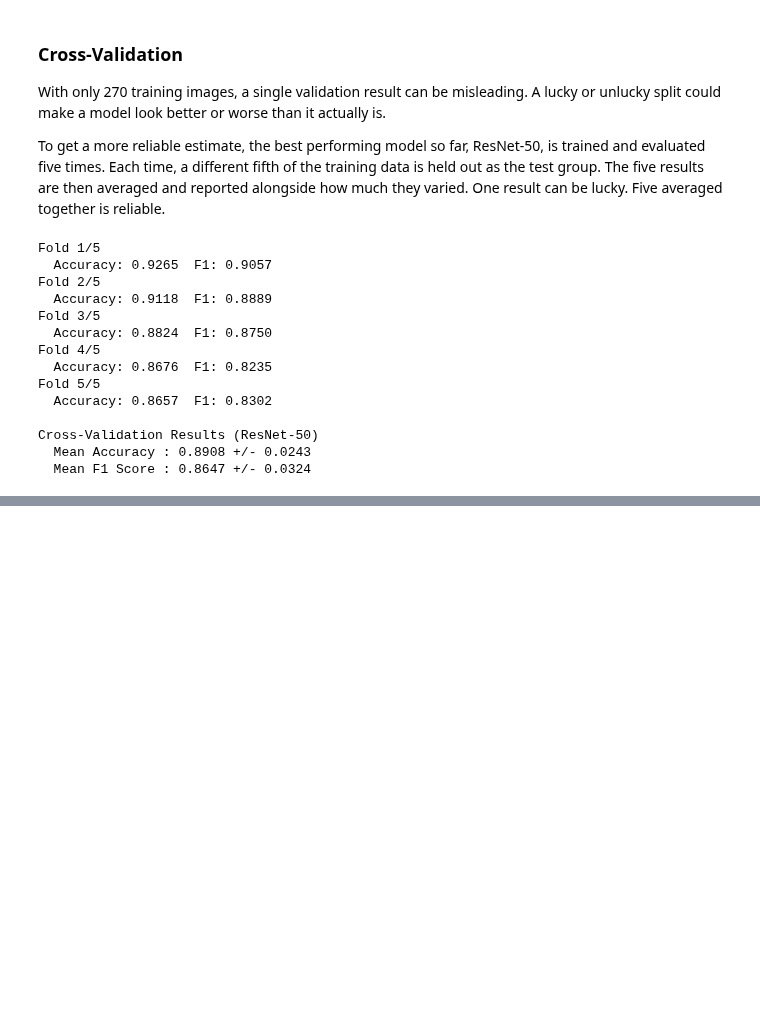
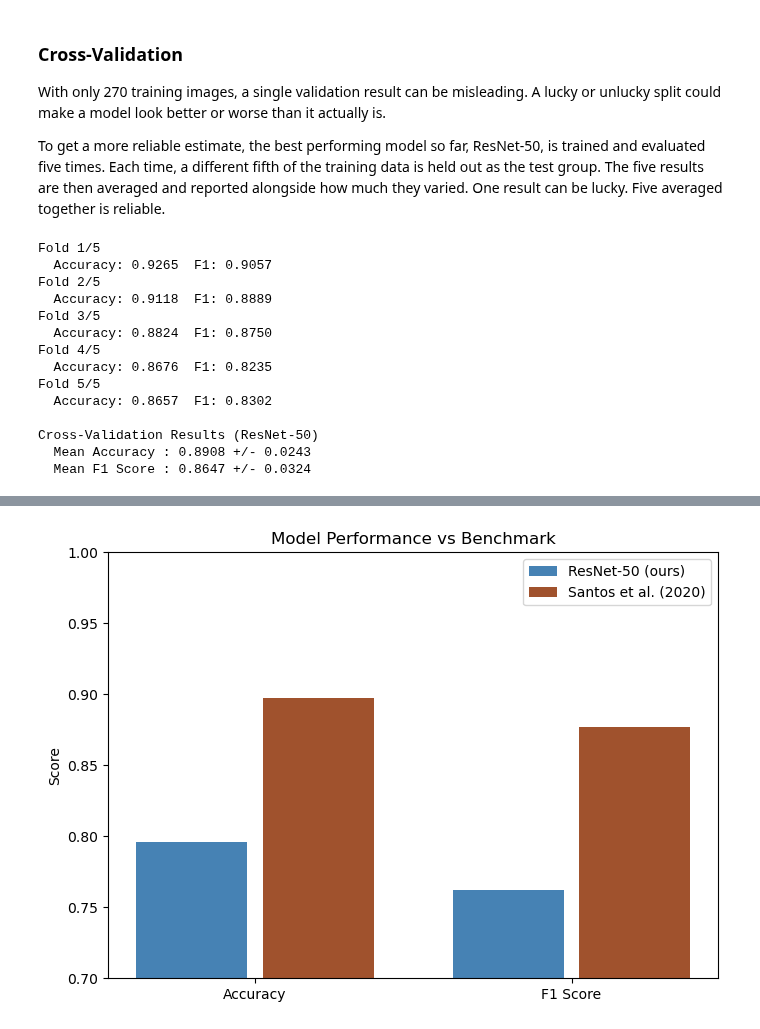
Before and after one commit to ErickChauke/conveyor-dirt-detection, a Jupyter notebook: notebook.ipynb, the cells around one changed output, grey strips where cells are left out. Drawn from its saved outputs; the diff is of its cells as text; code cells hidden in the pictures; blank space fills up the shorter version.

Commit message:
add final test evaluation with results table, benchmark comparison and wrong predictions

```diff
--- a/notebook.ipynb
+++ b/notebook.ipynb
@@ -767,0 +779,99 @@ Cross-Validation Results (ResNet-50)
+# %%
+from sklearn.metrics import (accuracy_score, precision_score,
+                             recall_score, f1_score, roc_auc_score)
+
+# Load the best ResNet-50 checkpoint saved during head-only training
+best_model = build_pretrained_model("resnet50")
+best_model.load_state_dict(torch.load("outputs/resnet50_head.pth", map_location=device))
+best_model.eval()
+
+all_preds = []
+all_true  = []
+all_probs = []  # probability scores needed for AUC-ROC
+
+with torch.no_grad():
+    for images, labels in test_loader:
+        images, labels = images.to(device), labels.to(device)
+        outputs = best_model(images)
+
+        # Convert raw model outputs to probabilities using softmax
+        probs = torch.softmax(outputs, dim=1)[:, 1]  # probability of being "dirty"
+
+        all_preds.extend(outputs.argmax(1).cpu().tolist())
+        all_true.extend(labels.cpu().tolist())
+        all_probs.extend(probs.cpu().tolist())
+
+# Compute all metrics
+accuracy  = accuracy_score(all_true, all_preds)
+precision = precision_score(all_true, all_preds)
+recall    = recall_score(all_true, all_preds)   # most important metric for safety
+f1        = f1_score(all_true, all_preds)
+auc_roc   = roc_auc_score(all_true, all_probs)
+
+# --- Clean results table ---
+print("=" * 45)
+print(f"  Final Test Set Results - ResNet-50")
+print("=" * 45)
+print(f"  {'Metric':<12} {'Ours':>8} {'Benchmark':>12}")
+print("-" * 45)
+print(f"  {'Accuracy':<12} {accuracy:>8.4f} {'0.8975':>12}")
+print(f"  {'Precision':<12} {precision:>8.4f} {'   -':>12}")
+print(f"  {'Recall':<12} {recall:>8.4f} {'   -':>12}")
+print(f"  {'F1 Score':<12} {f1:>8.4f} {'0.8773':>12}")
+print(f"  {'AUC-ROC':<12} {auc_roc:>8.4f} {'   -':>12}")
+print("=" * 45)
+
+# --- Bar chart comparing key metrics to the benchmark ---
+# Only accuracy and F1 are compared since the paper only reports these two
+metrics    = ["Accuracy", "F1 Score"]
+our_scores = [accuracy, f1]
+benchmark  = [0.8975, 0.8773]
+
+x = range(len(metrics))
+fig, ax = plt.subplots(figsize=(7, 5))
+ax.bar([i - 0.2 for i in x], our_scores, width=0.35, label="ResNet-50 (ours)", color="steelblue")
+ax.bar([i + 0.2 for i in x], benchmark,  width=0.35, label="Santos et al. (2020)", color="sienna")
+ax.set_xticks(list(x))
+ax.set_xticklabels(metrics)
+ax.set_ylim(0.7, 1.0)
+ax.set_ylabel("Score")
+ax.set_title("Model Performance vs Benchmark")
+ax.legend()
+plt.tight_layout()
+plt.show()
+
+# --- Display images the model got wrong ---
+# Each wrong prediction is shown with what the model said vs the correct answer
+wrong_images, wrong_true, wrong_pred = [], [], []
+label_names = {0: "clean", 1: "dirty"}
+
+for i, (path, true_label) in enumerate(zip(test_paths, test_labels)):
+    true_int = label_map[true_label]
+    pred_int = all_preds[i]
+    if pred_int != true_int:
+        wrong_images.append(path)
+        wrong_true.append(label_names[true_int])
+        wrong_pred.append(label_names[pred_int])
+
+print(f"\nTotal wrong predictions: {len(wrong_images)} out of {len(test_paths)}")
+
+if wrong_images:
+    cols = min(len(wrong_images), 4)
+    rows = (len(wrong_images) + cols - 1) // cols
+    fig, axes = plt.subplots(rows, cols, figsize=(4 * cols, 4 * rows))
+    axes = axes.flatten() if rows * cols > 1 else [axes]
+
+    for i, (path, true, pred) in enumerate(zip(wrong_images, wrong_true, wrong_pred)):
+        img = Image.open(path).convert("RGB")
+        axes[i].imshow(img)
+        axes[i].set_title(f"True: {true}\nPredicted: {pred}", fontsize=9, color="red")
+        axes[i].axis("off")
+
+    # Hide any unused subplot slots
+    for j in range(i + 1, len(axes)):
+        axes[j].axis("off")
+
+    plt.suptitle("Images the Model Got Wrong", fontsize=12)
+    plt.tight_layout()
+    plt.show()
+# %% [output]
@@ -767,0 +889 @@ Cross-Validation Results (ResNet-50)
+[figure, added]
```
Also changed, not shown: parts of 2 cells of this notebook.
